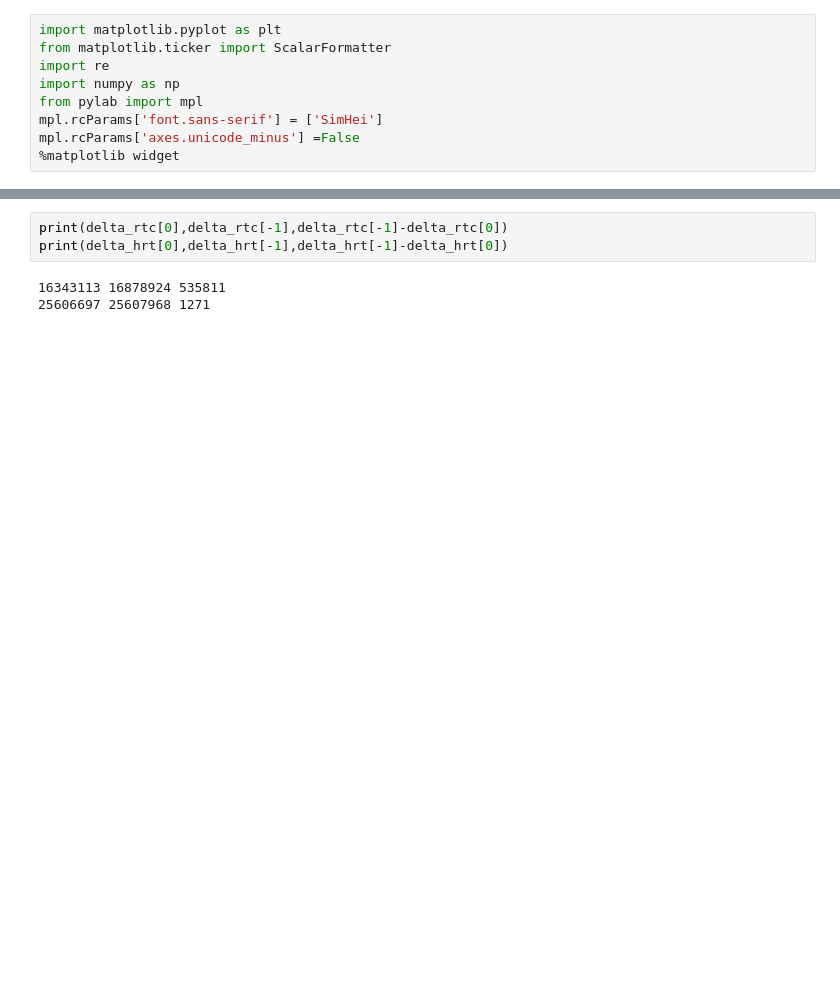
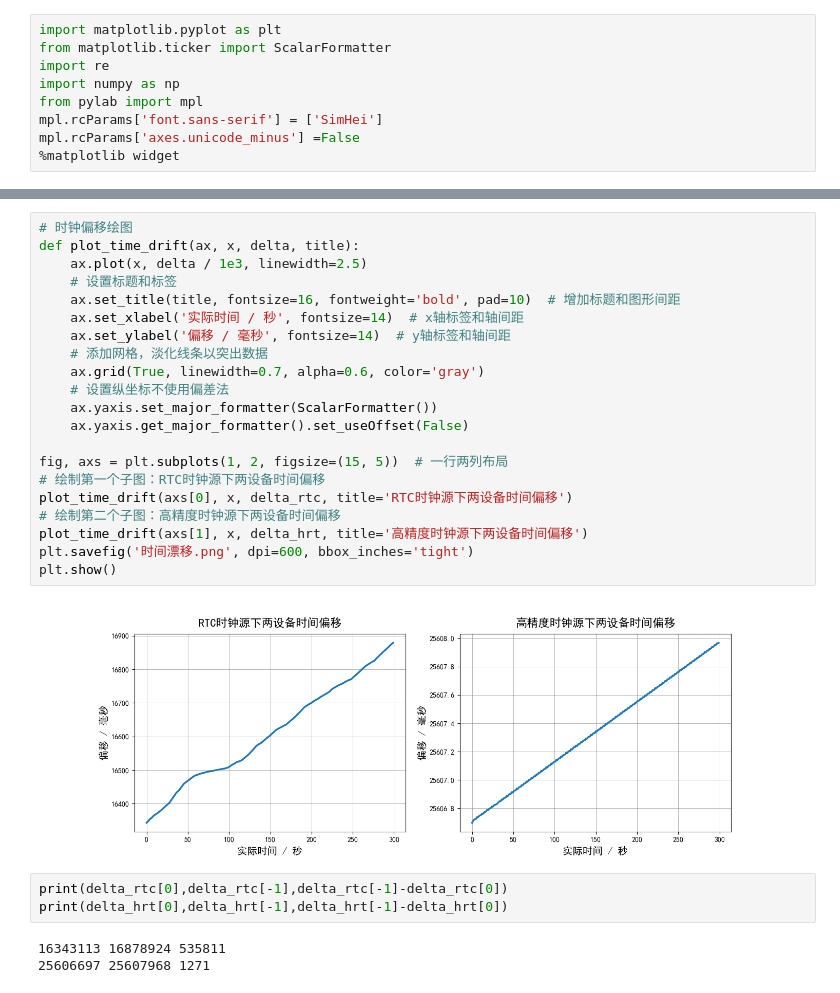
Before and after one commit to ad1510875353/blesync_client_nimble, a Jupyter notebook: analyse.ipynb, the cells around one changed output, grey strips where cells are left out. Cells and saved outputs as stored; diff of their text form; blank space fills up the shorter version.

```diff
--- a/analyse.ipynb
+++ b/analyse.ipynb
@@ -110,3 +66,26 @@ plt.savefig('time_drift.png',dpi=600,bbox_inches='tight')
+# %%
+# 时钟偏移绘图
+def plot_time_drift(ax, x, delta, title):
+    ax.plot(x, delta / 1e3, linewidth=2.5)
+    # 设置标题和标签
+    ax.set_title(title, fontsize=16, fontweight='bold', pad=10)  # 增加标题和图形间距
+    ax.set_xlabel('实际时间 / 秒', fontsize=14)  # x轴标签和轴间距
+    ax.set_ylabel('偏移 / 毫秒', fontsize=14)  # y轴标签和轴间距
+    # 添加网格，淡化线条以突出数据
+    ax.grid(True, linewidth=0.7, alpha=0.6, color='gray')
+    # 设置纵坐标不使用偏差法
+    ax.yaxis.set_major_formatter(ScalarFormatter())
+    ax.yaxis.get_major_formatter().set_useOffset(False)
+
+fig, axs = plt.subplots(1, 2, figsize=(15, 5))  # 一行两列布局
+# 绘制第一个子图：RTC时钟源下两设备时间偏移
+plot_time_drift(axs[0], x, delta_rtc, title='RTC时钟源下两设备时间偏移')
+# 绘制第二个子图：高精度时钟源下两设备时间偏移
+plot_time_drift(axs[1], x, delta_hrt, title='高精度时钟源下两设备时间偏移')
+plt.savefig('时间漂移.png', dpi=600, bbox_inches='tight')
+plt.show()
+# %% [output]
+[figure, added]
 # %%
 print(delta_rtc[0],delta_rtc[-1],delta_rtc[-1]-delta_rtc[0])
 print(delta_hrt[0],delta_hrt[-1],delta_hrt[-1]-delta_hrt[0])
```
Also changed, not shown: parts of 6 cells of this notebook, 4 other files.
